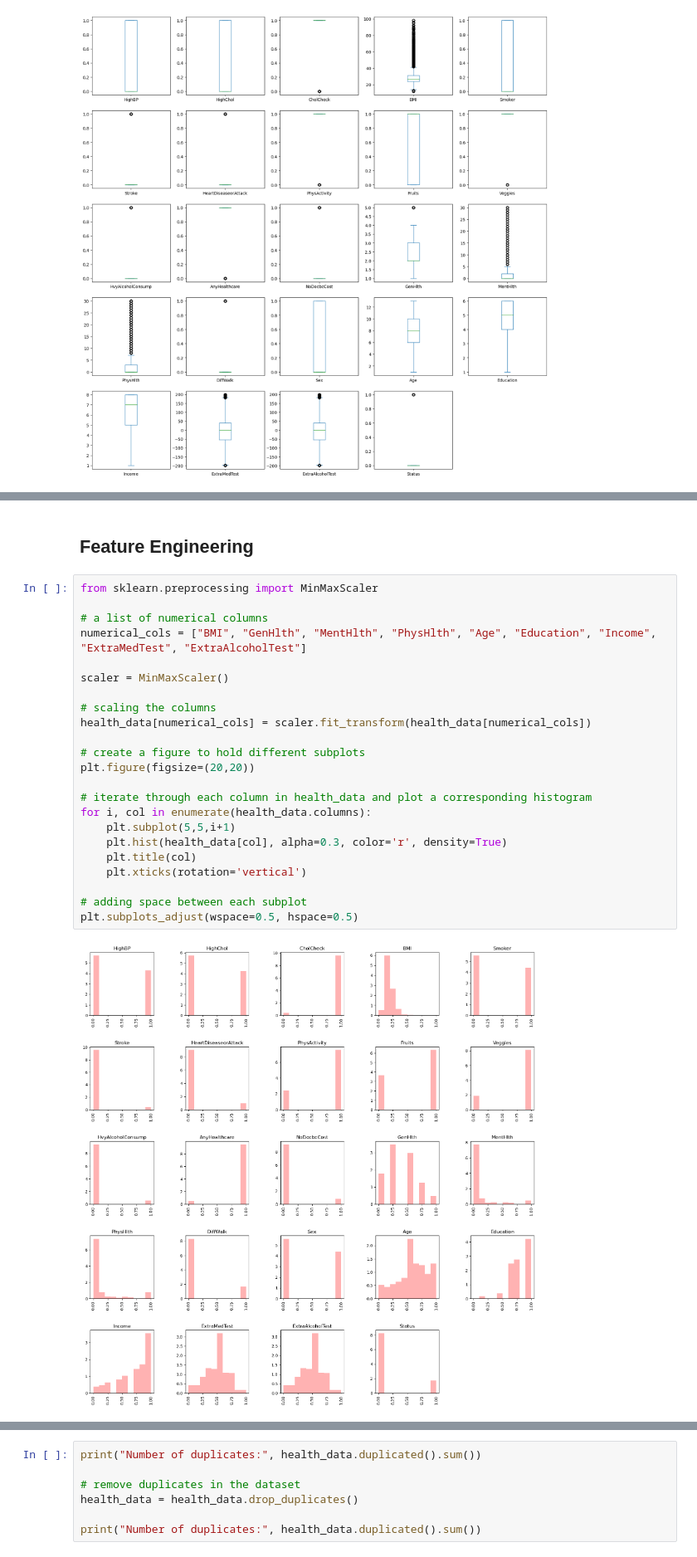
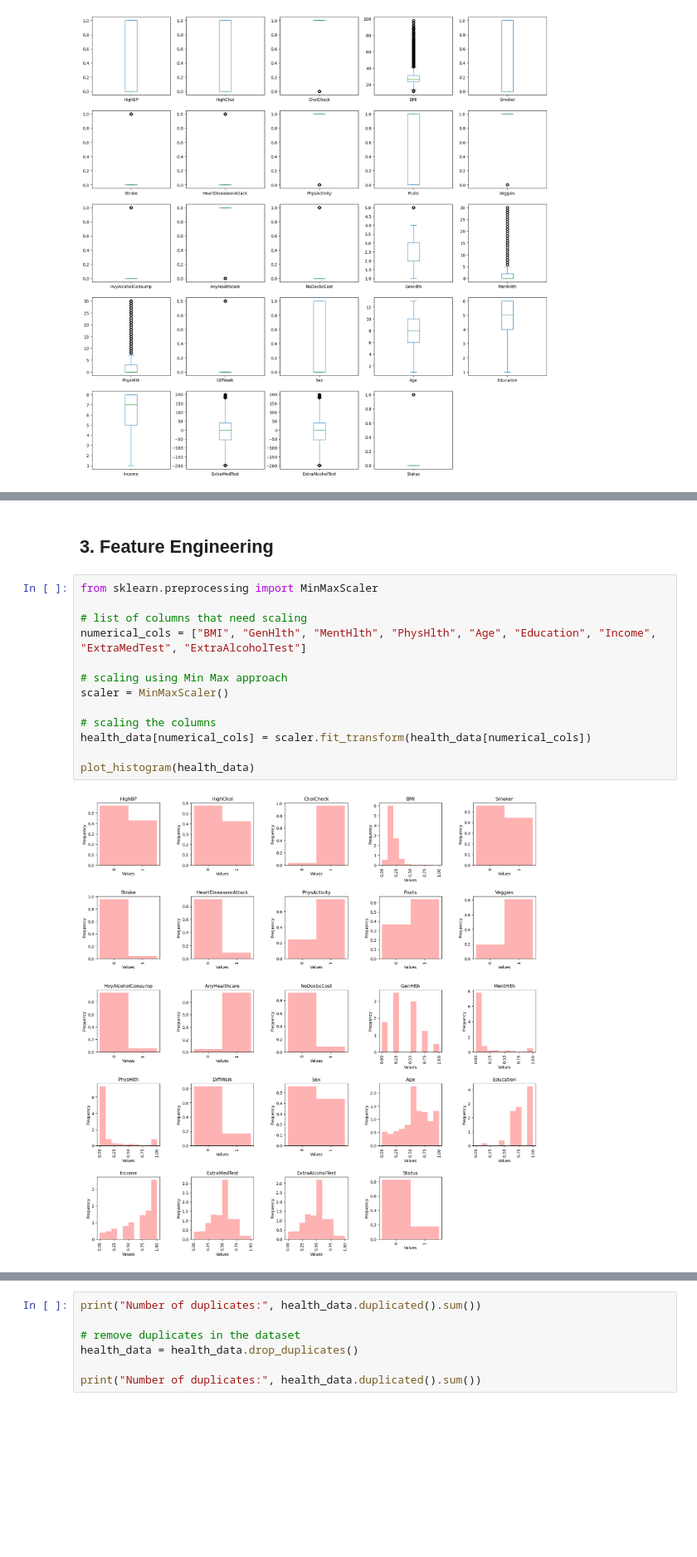
Before and after one commit to ThaiHoangDang/ObesityDetection, a Jupyter notebook: script.ipynb, the cells around one changed output, grey strips where cells are left out. Shown at 83% size. Saved outputs shown, nothing was run; the diff lists cells and outputs as text; blank space fills up the shorter version.

```diff
--- a/script.ipynb
+++ b/script.ipynb
@@ -198,29 +241,19 @@ In addition to plotting histogram and box plot, we can also display the correlat
   - Status and ExtraAlcoholTest: 0.5
 - CholCheck, Smoker, Stroke, Fruits, Veggies, HvyAlcoholConsump, AnyHealthcare, NoDocbcCost, MentHlth, Sex are low correlated with `Status`
 # %% [markdown]
-## Feature Engineering
+## 3. Feature Engineering
-# %%
-from sklearn.preprocessing import MinMaxScaler
-
-# a list of numerical columns
-numerical_cols = ["BMI", "GenHlth", "MentHlth", "PhysHlth", "Age", "Education", "Income", "ExtraMedTest", "ExtraAlcoholTest"]
-
-scaler = MinMaxScaler()
-
-# scaling the columns
-health_data[numerical_cols] = scaler.fit_transform(health_data[numerical_cols])
-
-# create a figure to hold different subplots
-plt.figure(figsize=(20,20))
-
-# iterate through each column in health_data and plot a corresponding histogram
-for i, col in enumerate(health_data.columns):
-    plt.subplot(5,5,i+1)
-    plt.hist(health_data[col], alpha=0.3, color='r', density=True)
-    plt.title(col)
-    plt.xticks(rotation='vertical')
-
-# adding space between each subplot
-plt.subplots_adjust(wspace=0.5, hspace=0.5)
-# %% [output]
-[figure, removed]
+# %%
+from sklearn.preprocessing import MinMaxScaler
+
+# list of columns that need scaling
+numerical_cols = ["BMI", "GenHlth", "MentHlth", "PhysHlth", "Age", "Education", "Income", "ExtraMedTest", "ExtraAlcoholTest"]
+
+# scaling using Min Max approach
+scaler = MinMaxScaler()
+
+# scaling the columns
+health_data[numerical_cols] = scaler.fit_transform(health_data[numerical_cols])
+
+plot_histogram(health_data)
+# %% [output]
+[figure, added]
```
Also changed, not shown: parts of 27 cells of this notebook, 1 other file.
